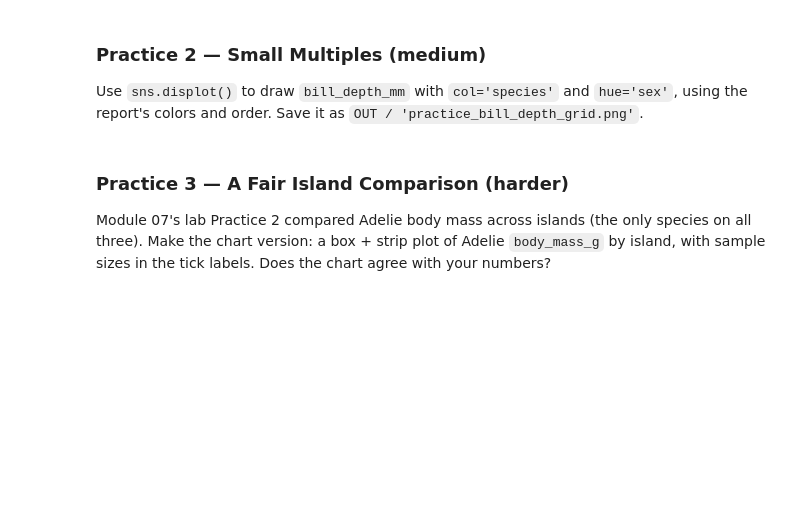
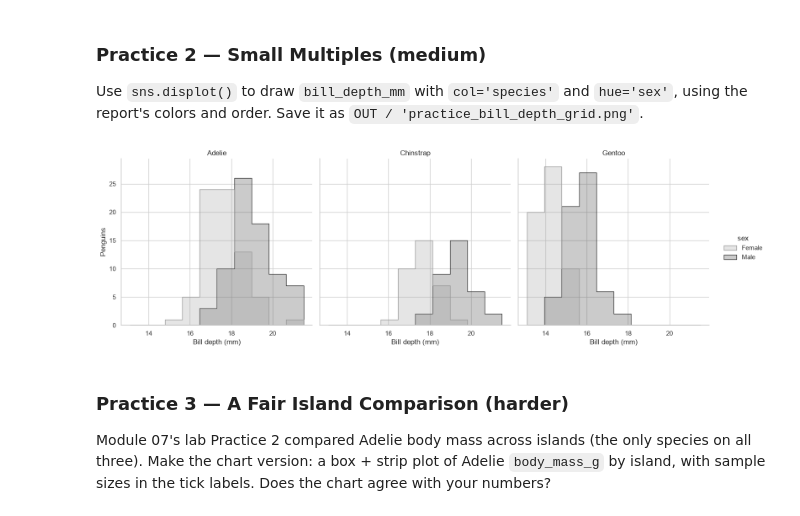
Before and after one commit to ECOKER1226/3603-data-science-coker, a Jupyter notebook: Work/08-Visualizing_Data/06-Visualization_Lab.ipynb, the cells around one changed output. Saved outputs shown, nothing was run; the diff lists cells and outputs as text; code cells hidden in the pictures; blank space fills up the shorter version.

```diff
--- a/Work/08-Visualizing_Data/06-Visualization_Lab.ipynb
+++ b/Work/08-Visualizing_Data/06-Visualization_Lab.ipynb
@@ -266,6 +286,15 @@ Make a violin plot of `flipper_length_mm` by species, with `order=SPECIES` and `
 Use `sns.displot()` to draw `bill_depth_mm` with `col='species'` and `hue='sex'`, using the report's colors and order. Save it as `OUT / 'practice_bill_depth_grid.png'`.
 # %%
 # Your code here
+g = sns.displot(data=penguins.dropna(subset=['sex']), x='bill_depth_mm', col='species', col_order=SPECIES,
+                hue='sex', hue_order=['Female', 'Male'], palette=SEX_COLORS, kind='hist', element='step', common_norm=False)
+
+g.set_axis_labels(LABELS['bill_depth_mm'], 'Penguins')
+g.set_titles('{col_name}')
+g.figure.savefig(OUT / 'practice_bill_depth_grid.png', dpi=150, bbox_inches='tight')
+plt.show()
+# %% [output]
+[figure, added]
 # %% [markdown]
 ### Practice 3 — A Fair Island Comparison (harder)
 Module 07's lab Practice 2 compared Adelie body mass across islands (the only species on all three). Make the chart version: a box + strip plot of Adelie `body_mass_g` by island, with sample sizes in the tick labels. Does the chart agree with your numbers?
```
Also changed, not shown: parts of 6 cells of this notebook, 6 other files.
